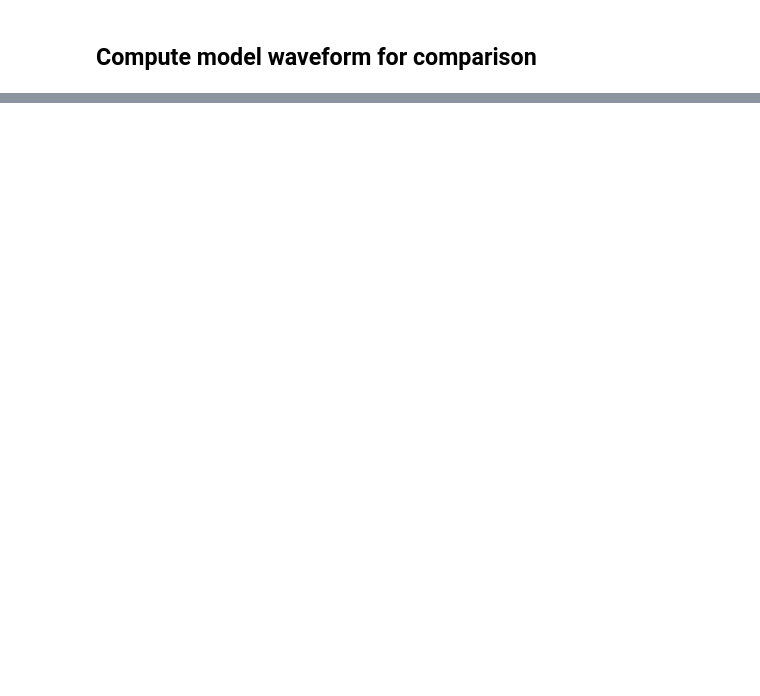
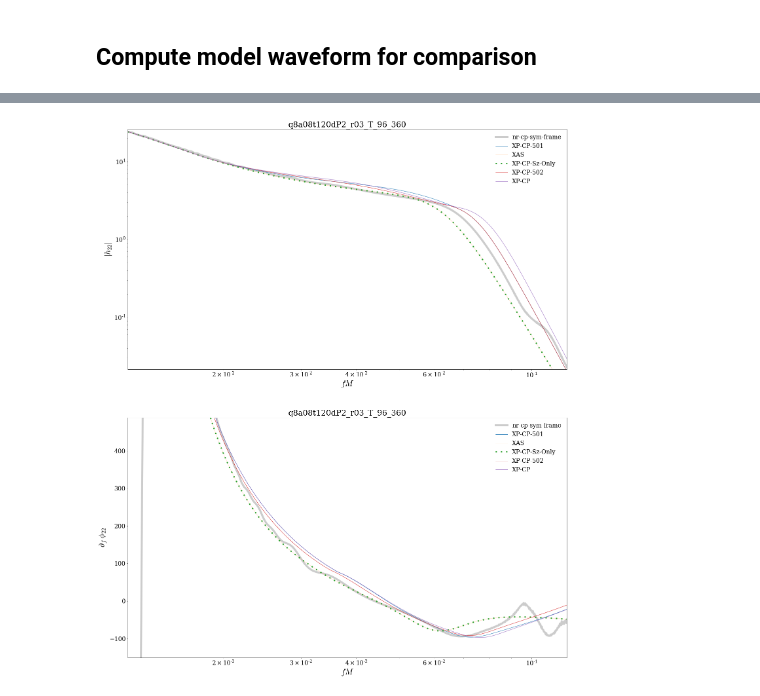
Before and after one commit to llondon6/PhenomXCP, a Jupyter notebook: issues/0_preliminaries.ipynb, the cells around one changed output, grey strips where cells are left out. Saved outputs shown, nothing was run; the diff lists cells and outputs as text; code cells hidden in the pictures; blank space fills up the shorter version.

```diff
--- a/issues/0_preliminaries.ipynb
+++ b/issues/0_preliminaries.ipynb
@@ -198,0 +246,79 @@ print 0.079572-0.074572
+# %%
+# Compare single mode generated above to NR
+
+#
+figure( figsize=6*figaspect(0.618*2) )
+
+
+# --- #
+a1=subplot(2,1,1)
+# --- #
+
+
+# plot( y['lal'].f,y['cp'][l,m]['strain'].fd_amp,label='nr-cp-frame',lw=lw,ls='--' )
+plot( y['lal'].f,y['cp-sym'][l,m]['strain'].fd_amp,label='nr-cp-sym-frame',lw=6,ls='-',color='k',alpha=0.2 )
+# plot( y['lal'].f,y['lal'][l,m]['strain'].fd_amp,label='nr-lal-frame',lw=lw )
+
+#
+for key in h:
+    plot( f, abs(h[key]),label=key,lw=lw[key],ls=ls[key],alpha=alpha[key] )
+
+# plot( f, abs(h1),label='PhenomXP-with-wRDEff',lw=lw, color='r' )
+# plot( f, abs(h2),label='PhenomXP-With-SxSySz',lw=lw )
+# plot( f, abs(ha),label='PhenomXAS',lw=1, color='k', alpha=0.16, ls='-' )
+# plot( f, abs(hb),label='PhenomXP-With-Sz',lw=4, color='r', alpha=0.36, ls=':' )
+
+xscale('log')
+yscale('log')
+xlim(1.5*y['cp'].wstart/(2*3.141592659),0.12)
+
+mask = (y['lal'].f>min(xlim())) & (y['lal'].f<max(xlim()))
+ylim( lim(y['cp-sym'][l,m]['strain'].fd_amp[mask], dilate=1.1, dilate_with_multiply=True) )
+
+legend()
+xlabel('$f M$')
+ylabel(r'$|h_{%i%i}|$'%(l,m))
+title(y['lal'].simname)
+
+
+# --- #
+subplot(2,1,2,sharex=a1)
+# --- #
+
+#
+f0,f1 = 0.02,0.1
+def calc_dphi(f,h,use_smooth=False):
+    phi = np.unwrap(np.angle(h))
+    dphi = spline_diff(f,phi)
+    dphi -= np.mean(dphi[ (f>f0) & (f<f1) ])
+    return smooth(dphi,width=20).answer if use_smooth else dphi
+
+
+# plot( y['lal'].f,calc_dphi(y['lal'].f,y['cp'][l,m]['strain'].fd_y,use_smooth=True),label='nr-cp-frame',lw=lw,ls='--' )
+plot( y['lal'].f,calc_dphi(y['lal'].f,y['cp-sym'][l,m]['strain'].fd_y,use_smooth=True),label='nr-cp-sym-frame',lw=6,ls='-',color='k',alpha=0.2 )
+# plot( y['lal'].f,calc_dphi(y['lal'].f,y['lal'][l,m]['strain'].fd_y),label='nr-lal-frame',lw=lw )
+
+#
+for key in h:
+    plot( f, calc_dphi(f,h[key]),label=key,lw=lw[key],ls=ls[key],alpha=alpha[key] )
+
+# pi = 3.14159265359
+# plot( f, calc_dphi(f,h1),label='PhenomXP-with-wRDEff',lw=lw, color='r' )
+# plot( f, calc_dphi(f,h2),label='PhenomXP-With-SxSySz',lw=lw )
+# plot( f, calc_dphi(f,ha),label='PhenomXAS',lw=1, color='k', alpha=0.16, ls='-' )
+# plot( f, calc_dphi(f,hb),label='PhenomXP-With-Sz',lw=4, color='r', alpha=0.36, ls=':' )
+
+xscale('log')
+mask = (f>f0) & (f<f1)
+ylim( lim(calc_dphi(f,h[key])[mask],dilate=.1) )
+legend()
+xlabel('$f M$')
+ylabel(r'$\partial_{f}\;{\phi_{%i%i}}$'%(l,m))
+title(y['lal'].simname)
+
+
+# --- #
+savefig('/Users/book/Desktop/0_preliminaries_check_%s.png'%y['lal'].simname)
+# --- #
+# %% [output]
+[figure, added]
```
Also changed, not shown: parts of 15 cells of this notebook, 5 other files.
